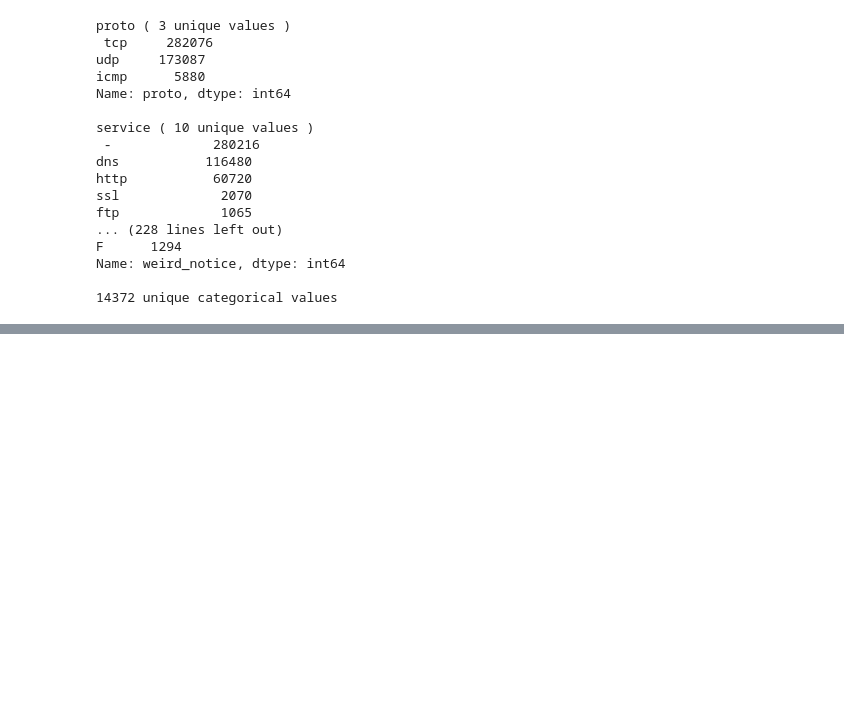
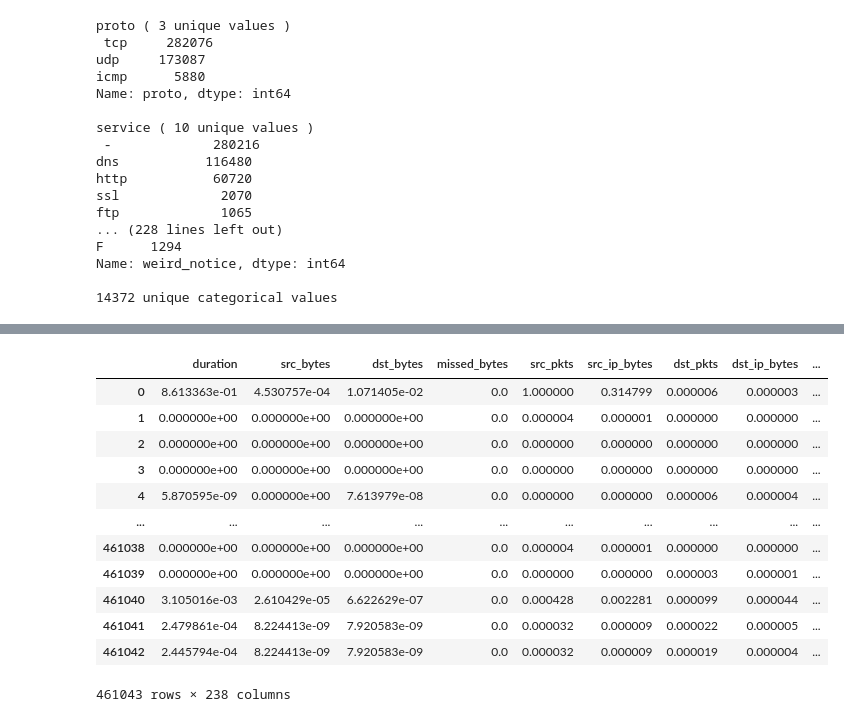
Before and after one commit to use/ton-iot-analysis, a Jupyter notebook: network.ipynb, the cells around one changed output, grey strips where cells are left out. Saved outputs shown, nothing was run; the diff lists cells and outputs as text; code cells hidden in the pictures; blank space fills up the shorter version.

Commit message:
Normalize numeric values, try training a model

```diff
--- a/network.ipynb
+++ b/network.ipynb
@@ -214,0 +195,3 @@ pd.concat(
+# %%
+df_n = pd.get_dummies(df, columns=categorical_columns)
+df_n
@@ -214,0 +212,21 @@ pd.concat(
+# %%
+from sklearn.preprocessing import MinMaxScaler
+scaler = MinMaxScaler()
+# %%
+df_n[list(numerical_columns)] = pd.DataFrame(scaler.fit_transform(df[list(numerical_columns)]), columns=numerical_columns)
+# %%
+df_n
+# %% [output]
+|  | duration | src_bytes | dst_bytes | missed_bytes | src_pkts | src_ip_bytes | dst_pkts | dst_ip_bytes | ... |
+| 0 | 8.613363e-01 | 4.530757e-04 | 1.071405e-02 | 0.0 | 1.000000 | 0.314799 | 0.000006 | 0.000003 | ... |
+| 1 | 0.000000e+00 | 0.000000e+00 | 0.000000e+00 | 0.0 | 0.000004 | 0.000001 | 0.000000 | 0.000000 | ... |
+| 2 | 0.000000e+00 | 0.000000e+00 | 0.000000e+00 | 0.0 | 0.000000 | 0.000000 | 0.000000 | 0.000000 | ... |
+| 3 | 0.000000e+00 | 0.000000e+00 | 0.000000e+00 | 0.0 | 0.000000 | 0.000000 | 0.000000 | 0.000000 | ... |
+| 4 | 5.870595e-09 | 0.000000e+00 | 7.613979e-08 | 0.0 | 0.000000 | 0.000000 | 0.000006 | 0.000004 | ... |
+| ... | ... | ... | ... | ... | ... | ... | ... | ... | ... |
+| 461038 | 0.000000e+00 | 0.000000e+00 | 0.000000e+00 | 0.0 | 0.000004 | 0.000001 | 0.000000 | 0.000000 | ... |
+| 461039 | 0.000000e+00 | 0.000000e+00 | 0.000000e+00 | 0.0 | 0.000000 | 0.000000 | 0.000003 | 0.000001 | ... |
+| 461040 | 3.105016e-03 | 2.610429e-05 | 6.622629e-07 | 0.0 | 0.000428 | 0.002281 | 0.000099 | 0.000044 | ... |
+| 461041 | 2.479861e-04 | 8.224413e-09 | 7.920583e-09 | 0.0 | 0.000032 | 0.000009 | 0.000022 | 0.000005 | ... |
+| 461042 | 2.445794e-04 | 8.224413e-09 | 7.920583e-09 | 0.0 | 0.000032 | 0.000009 | 0.000019 | 0.000004 | ... |
+461043 rows × 238 columns
```
Also changed, not shown: parts of 18 cells of this notebook, 1 other file.
